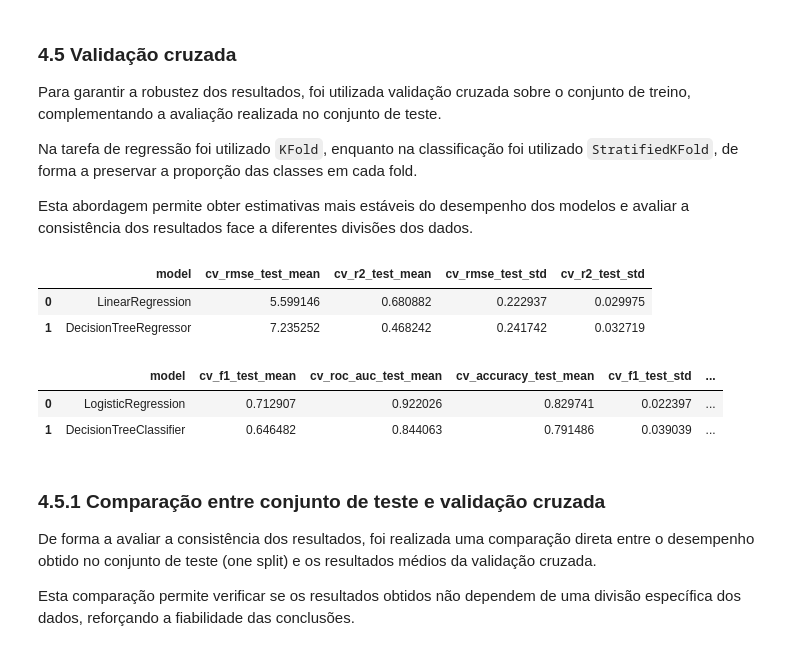
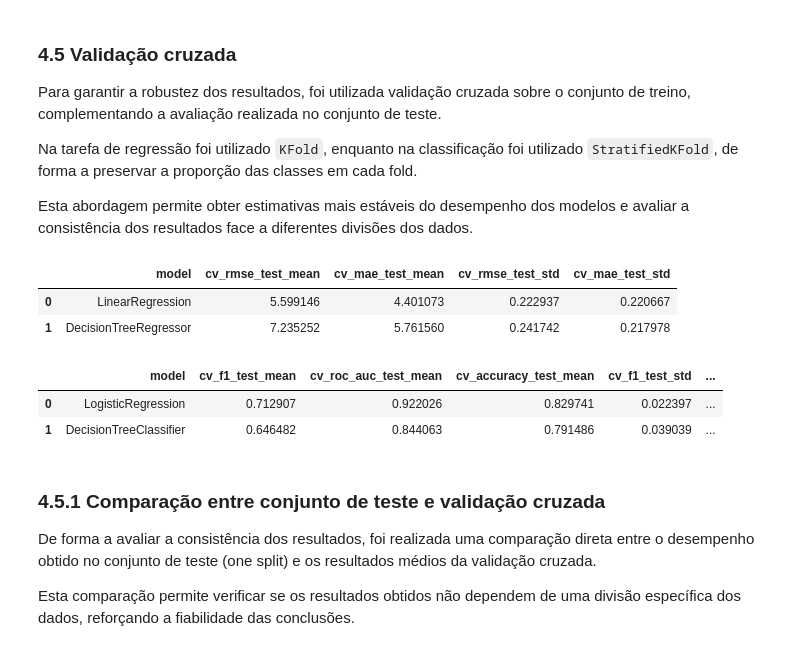
Before and after one commit to gcsoares24/uni-machine-learning-fundamentals, a Jupyter notebook: Fase1_delirio.ipynb, the cells around one changed output. Cells and saved outputs as stored; diff of their text form; code cells hidden in the pictures.

```diff
--- a/Fase1_delirio.ipynb
+++ b/Fase1_delirio.ipynb
@@ -552,18 +576,14 @@ Como métrica secundária foi utilizada a **ROC-AUC**, que avalia a capacidade d
 
 Como métrica complementar foi mantida a **accuracy**, por fornecer uma leitura global simples da proporção de previsões corretas. No entanto, esta métrica não foi usada como principal critério de comparação, devido ao desbalanceamento entre classes.
 # %%
-def evaluate_regression(model, X_train, X_test, y_train, y_test, model_name):
+def evaluate_regression(model, X_train, X_test, y_train, y_test, name):
     model.fit(X_train, y_train)
-
-    y_pred_test = model.predict(X_test)
-
-    rmse_test = np.sqrt(mean_squared_error(y_test, y_pred_test))
-    r2_test = r2_score(y_test, y_pred_test)
+    y_pred = model.predict(X_test)
 
     return {
-        "model": model_name,
-        "rmse_test": rmse_test,
-        "r2_test": r2_test
+        "model": name,
+        "rmse_test": np.sqrt(mean_squared_error(y_test, y_pred)),
+        "mae_test": mean_absolute_error(y_test, y_pred)
     }
 
 
@@ -634,7 +654,7 @@ skf_clf = StratifiedKFold(n_splits=15, shuffle=True, random_state=RANDOM_STATE)
 
 reg_scoring = {
     "rmse": "neg_root_mean_squared_error",
-    "r2": "r2"
+    "mae": "neg_mean_absolute_error"
 }
 
 clf_scoring = {
@@ -661,21 +681,25 @@ for name, model in reg_models.items():
 
     cv_reg_results.append({
         "model": name,
+
         "cv_rmse_train_mean": -scores["train_rmse"].mean(),
         "cv_rmse_test_mean": -scores["test_rmse"].mean(),
-        "cv_r2_train_mean": scores["train_r2"].mean(),
-        "cv_r2_test_mean": scores["test_r2"].mean(),
+
+        "cv_mae_train_mean": -scores["train_mae"].mean(),
+        "cv_mae_test_mean": -scores["test_mae"].mean(),
+
         "cv_rmse_test_std": scores["test_rmse"].std(),
-        "cv_r2_test_std": scores["test_r2"].std()
+        "cv_mae_test_std": scores["test_mae"].std()
     })
 
 cv_reg_df = pd.DataFrame(cv_reg_results).sort_values(by="cv_rmse_test_mean")
+
 display(cv_reg_df[[
     "model",
     "cv_rmse_test_mean",
-    "cv_r2_test_mean",
+    "cv_mae_test_mean",
     "cv_rmse_test_std",
-    "cv_r2_test_std"
+    "cv_mae_test_std"
 ]])
 
 # -------------------------
@@ -683,48 +707,52 @@ display(cv_reg_df[[
 # -------------------------
 cv_clf_results = []
 
 for name, model in clf_models.items():
     scores = cross_validate(
         model,
         X_train,
         y_train_clf,
         cv=skf_clf,
         scoring=clf_scoring,
         return_train_score=True,
         n_jobs=-1
     )
 
     cv_clf_results.append({
-    "model": name,
+        "model": name,
 
-    "cv_f1_train_mean": scores["train_f1"].mean(),
-    "cv_f1_test_mean": scores["test_f1"].mean(),
+        "cv_f1_train_mean": scores["train_f1"].mean(),
+        "cv_f1_test_mean": scores["test_f1"].mean(),
 
-    "cv_roc_auc_train_mean": scores["train_roc_auc"].mean(),
-    "cv_roc_auc_test_mean": scores["test_roc_auc"].mean(),
+        "cv_roc_auc_train_mean": scores["train_roc_auc"].mean(),
+        "cv_roc_auc_test_mean": scores["test_roc_auc"].mean(),
 
-    "cv_accuracy_train_mean": scores["train_accuracy"].mean(),
-    "cv_accuracy_test_mean": scores["test_accuracy"].mean(),
+        "cv_accuracy_train_mean": scores["train_accuracy"].mean(),
+        "cv_accuracy_test_mean": scores["test_accuracy"].mean(),
 
-    "cv_f1_test_std": scores["test_f1"].std(),
-    "cv_roc_auc_test_std": scores["test_roc_auc"].std(),
-    "cv_accuracy_test_std": scores["test_accuracy"].std()
-})
+        "cv_f1_test_std": scores["test_f1"].std(),
+        "cv_roc_auc_test_std": scores["test_roc_auc"].std(),
+        "cv_accuracy_test_std": scores["test_accuracy"].std()
+    })
 
-cv_clf_df = pd.DataFrame(cv_clf_results).sort_values(by="cv_f1_test_mean", ascending=False)
+cv_clf_df = pd.DataFrame(cv_clf_results).sort_values(
+    by="cv_f1_test_mean",
+    ascending=False
+)
+
 display(cv_clf_df[[
     "model",
     "cv_f1_test_mean",
     "cv_roc_auc_test_mean",
     "cv_accuracy_test_mean",
     "cv_f1_test_std",
     "cv_roc_auc_test_std",
     "cv_accuracy_test_std"
 ]])
 # %% [output]
-|  | model | cv_rmse_test_mean | cv_r2_test_mean | cv_rmse_test_std | cv_r2_test_std |
-| 0 | LinearRegression | 5.599146 | 0.680882 | 0.222937 | 0.029975 |
-| 1 | DecisionTreeRegressor | 7.235252 | 0.468242 | 0.241742 | 0.032719 |
+|  | model | cv_rmse_test_mean | cv_mae_test_mean | cv_rmse_test_std | cv_mae_test_std |
+| 0 | LinearRegression | 5.599146 | 4.401073 | 0.222937 | 0.220667 |
+| 1 | DecisionTreeRegressor | 7.235252 | 5.761560 | 0.241742 | 0.217978 |
 |  | model | cv_f1_test_mean | cv_roc_auc_test_mean | cv_accuracy_test_mean | cv_f1_test_std | ... |
 | 0 | LogisticRegression | 0.712907 | 0.922026 | 0.829741 | 0.022397 | ... |
 | 1 | DecisionTreeClassifier | 0.646482 | 0.844063 | 0.791486 | 0.039039 | ... |
```
Also changed, not shown: parts of 59 cells of this notebook, 1 other file.
